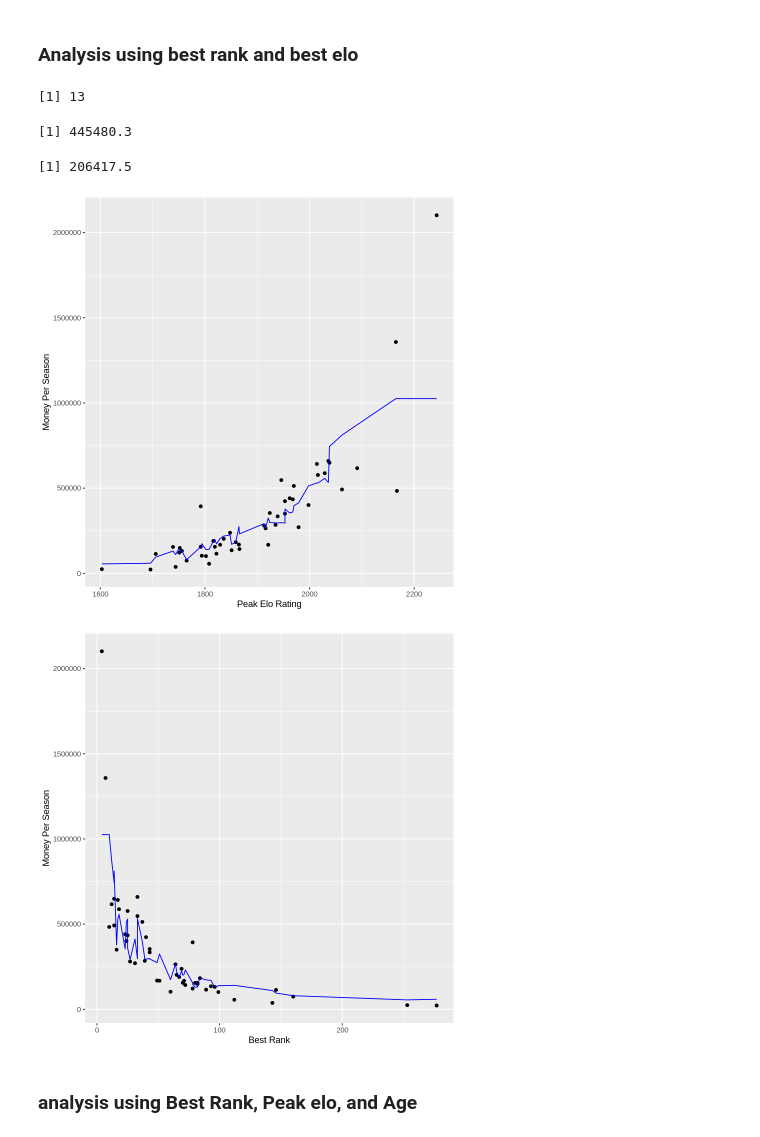
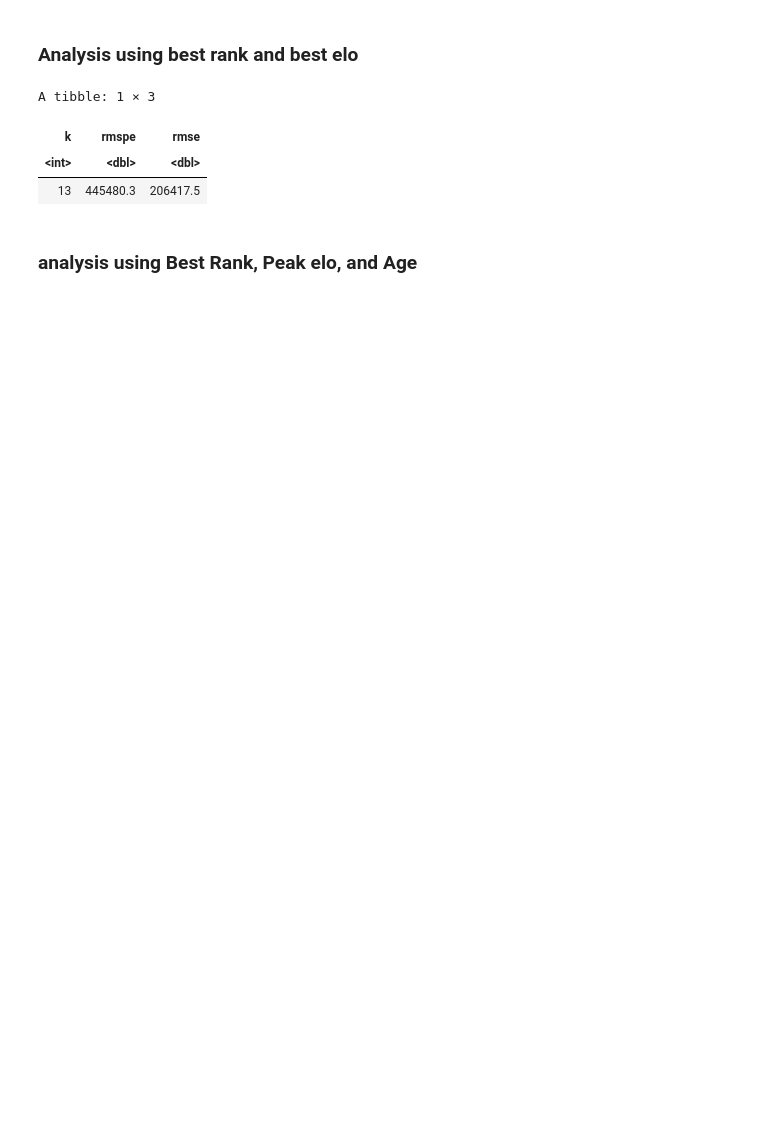
Before and after one commit to mnvibhakar/TennisSalaryProject, a Jupyter notebook: Nolan_Worksheet.ipynb, the cells around one changed output. Drawn from its saved outputs; the diff is of its cells as text; code cells hidden in the pictures; blank space fills up the shorter version.

```diff
--- a/Nolan_Worksheet.ipynb
+++ b/Nolan_Worksheet.ipynb
@@ -362,57 +311,40 @@ tennis_workflow_best <- workflow() |>
     add_model(tennis_test_spec) |>
     add_recipe(tennis_recipe_best)
 tennis_results_best <- tennis_workflow_best |>
     tune_grid(resamples = tennis_vfold_best, grid = ks) |>
     collect_metrics() |>
     filter(.metric == "rmse")
 k_min_best <- tennis_results_best |>
     filter(mean == min(mean)) |>
     pull(neighbors)
 
 tennis_spec_best <- nearest_neighbor(weight_func = "rectangular", neighbors = k_min_best) |>
     set_engine("kknn") |>
     set_mode("regression")
 tennis_fit_best <- workflow() |>
     add_model(tennis_spec_best) |>
     add_recipe(tennis_recipe_best) |>
     fit(tennis_training_best)
 tennis_rmpse_best <- predict(tennis_fit_best, tennis_training_best) |>
     bind_cols(tennis_training_best) |>
     metrics(truth = Money.Per.Season, estimate = .pred) |>
     filter(.metric == "rmse") |>
     pull(.estimate)
 tennis_preds_best <- predict(tennis_fit_best, tennis_testing_best) |>
     bind_cols(tennis_testing_best)
 tennis_rmse_best <- tennis_preds_best |>
     metrics(truth = Money.Per.Season, estimate = .pred) |>
     filter(.metric == "rmse") |>
     pull(.estimate)
-tennis_plot_rank_best <- tennis_preds_best |>
-    ggplot(aes(x = Best.Rank, y = Money.Per.Season)) +
-    geom_point() +
-    geom_line(data = tennis_preds_best,
-              mapping = aes(x = Best.Rank, y = .pred),
-              color = "blue") +
-    labs(x = "Best Rank", y = "Money Per Season")
-tennis_plot_elo_best <- tennis_preds_best |>
-    ggplot(aes(x = Peak.Elo.Rating, y = Money.Per.Season)) +
-    geom_point() +
-    geom_line(data = tennis_preds_best,
-              mapping = aes(x = Peak.Elo.Rating, y = .pred),
-              color = "blue") +
-    labs(x = "Peak Elo Rating", y = "Money Per Season")
 
-k_min_best
-tennis_rmpse_best
-tennis_rmse_best
-tennis_plot_elo_best
-tennis_plot_rank_best
+
+tennis_metrics_best <- tibble(k = k_min_best, rmspe = tennis_rmpse_best, rmse = tennis_rmse_best)
+tennis_metrics_best
 # %% [output]
-[1] 13
+A tibble: 1 × 3
-[1] 445480.3
-[1] 206417.5
-[figure, removed]
-[figure, removed]
+| k | rmspe | rmse |
+| <int> | <dbl> | <dbl> |
+| 13 | 445480.3 | 206417.5 |
 # %% [markdown]
 ### analysis using Best Rank, Peak elo, and Age
 # %%
```
Also changed, not shown: parts of 8 cells of this notebook.
